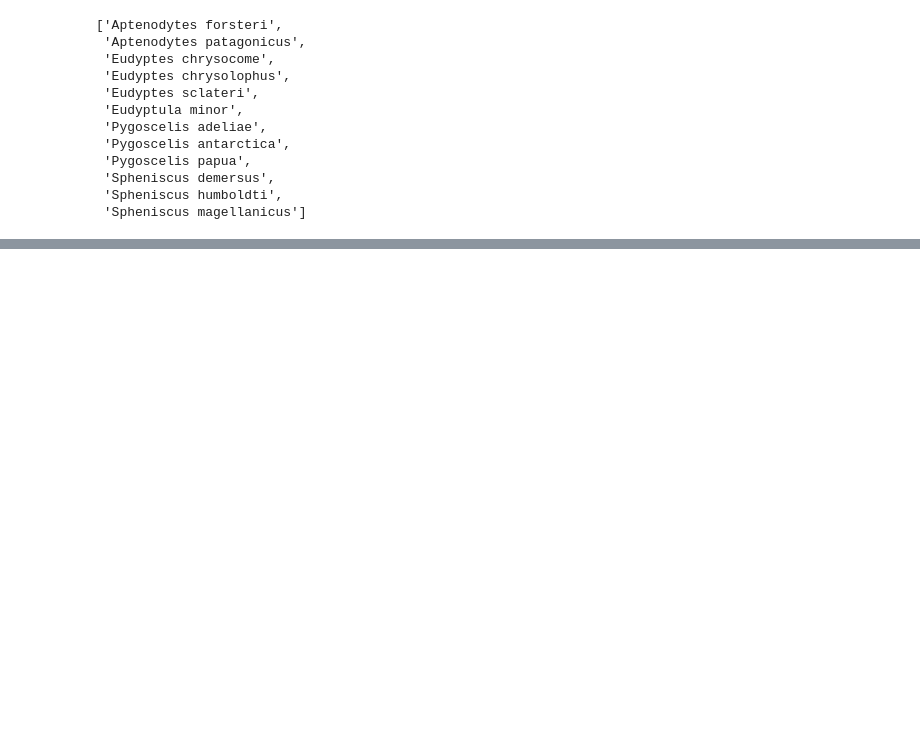
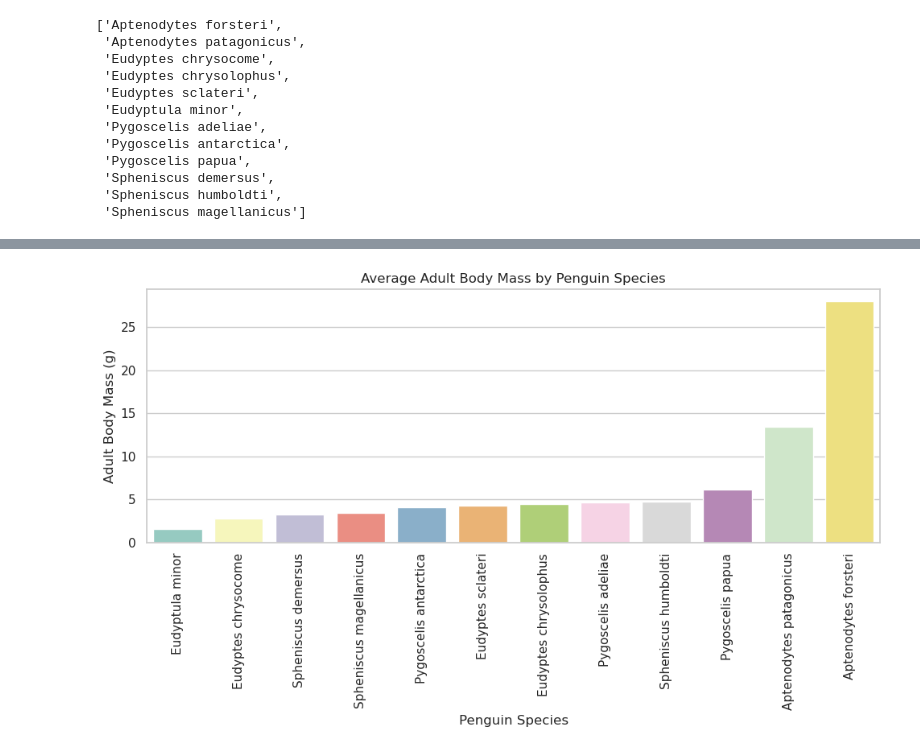
Before and after one commit to Sristi2025/BCB546-PythonHW_Spring2025, a Jupyter notebook: BCB546-PythonHW_Spring2025.ipynb, the cells around one changed output, grey strips where cells are left out. Cells and saved outputs as stored; diff of their text form; code cells hidden in the pictures; blank space fills up the shorter version.

```diff
--- a/BCB546-PythonHW_Spring2025.ipynb
+++ b/BCB546-PythonHW_Spring2025.ipynb
@@ -60,0 +317,18 @@ A function that translates a string of nucleotides to amino acids based on Dr. X
+# %%
+# Loop through each row in the DataFrame
+for i, row in penguins_df.iterrows():
+    species = row["species"]
+
+    if species in cytb_seqs:
+        dna_seq = cytb_seqs[species]
+        protein_seq = biopython_translate(dna_seq)
+
+        # Compute values using your functions
+        mw = compute_molecular_weight(protein_seq)
+        gc = compute_gc_content(dna_seq)
+
+        # Update the DataFrame
+        penguins_df.at[i, "molecular_weight"] = mw
+        penguins_df.at[i, "gc_content"] = gc
+    else:
+        print(f"Warning: No sequence found for {species}")
@@ -60,0 +362,32 @@ A function that translates a string of nucleotides to amino acids based on Dr. X
+# %%
+import matplotlib.pyplot as plt
+import seaborn as sns
+
+# Sort DataFrame for nicer visual order
+penguins_df_sorted = penguins_df.sort_values("mass")
+
+# Choose a color palette
+palette = "Set3"  # or custom list
+
+# Create the plot
+plt.figure(figsize=(10, 6))
+sns.barplot(
+    data=penguins_df_sorted,
+    x="species",
+    y="mass",
+    hue="species",        # explicitly set hue
+    dodge=False,           # disable grouped bars
+    palette=palette,
+    legend=False           # remove redundant legend
+)
+
+# Format axes
+plt.xticks(rotation=90)
+plt.xlabel("Penguin Species")
+plt.ylabel("Adult Body Mass (g)")
+plt.title("Average Adult Body Mass by Penguin Species")
+
+plt.tight_layout()
+plt.show()
+# %% [output]
+[figure, added]
```
Also changed, not shown: parts of 31 cells of this notebook.
